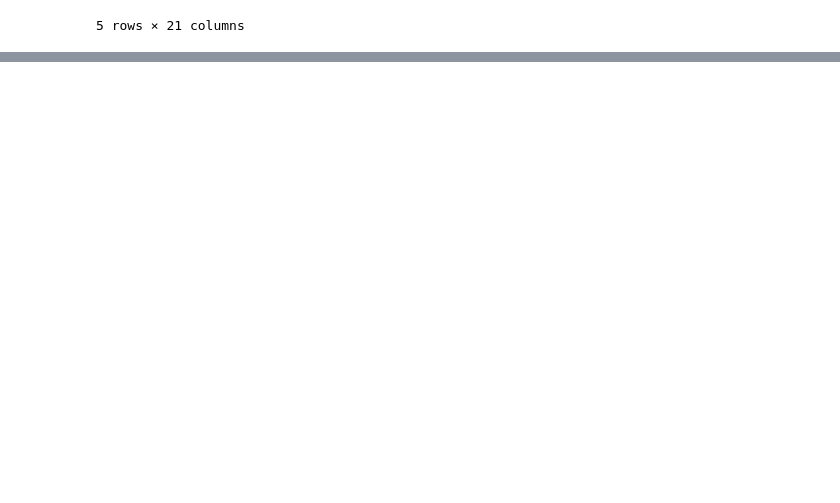
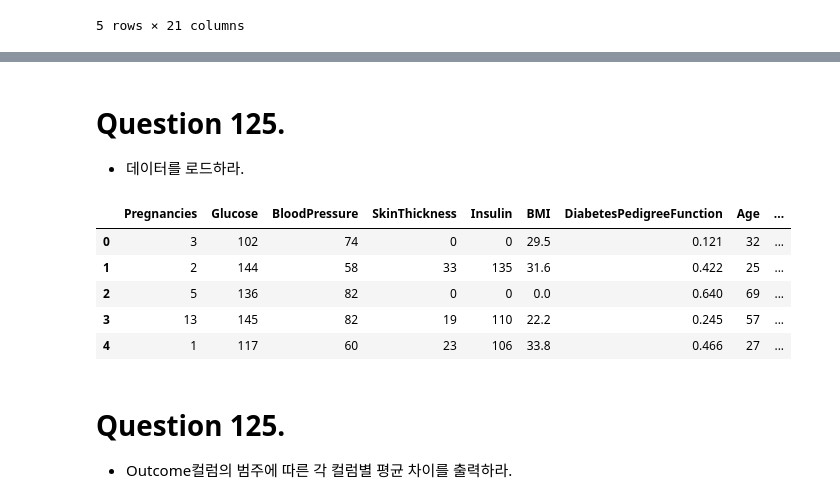
Before and after one commit to LWH4Data/Certifications, a Jupyter notebook: 빅분기/01_작업 1유형/sol.ipynb, the cells around one changed output, grey strips where cells are left out. Drawn from its saved outputs; the diff is of its cells as text; code cells hidden in the pictures; blank space fills up the shorter version.

```diff
--- a/빅분기/01_작업 1유형/sol.ipynb
+++ b/빅분기/01_작업 1유형/sol.ipynb
@@ -2443,0 +2696,18 @@ df.head()
+# %% [markdown]
+# Question 125.
+- 데이터를 로드하라.
+# %%
+data = 'https://raw.githubusercontent.com/Datamanim/datarepo/main/diabetes/train.csv'
+df = pd.read_csv(data)
+
+df.head()
+# %% [output]
+|  | Pregnancies | Glucose | BloodPressure | SkinThickness | Insulin | BMI | DiabetesPedigreeFunction | Age | ... |
+| 0 | 3 | 102 | 74 | 0 | 0 | 29.5 | 0.121 | 32 | ... |
+| 1 | 2 | 144 | 58 | 33 | 135 | 31.6 | 0.422 | 25 | ... |
+| 2 | 5 | 136 | 82 | 0 | 0 | 0.0 | 0.640 | 69 | ... |
+| 3 | 13 | 145 | 82 | 19 | 110 | 22.2 | 0.245 | 57 | ... |
+| 4 | 1 | 117 | 60 | 23 | 106 | 33.8 | 0.466 | 27 | ... |
+# %% [markdown]
+# Question 125.
+- Outcome컬럼의 범주에 따른 각 컬럼별 평균 차이를 출력하라.
```
Also changed, not shown: parts of 53 cells of this notebook, 2 other files.
